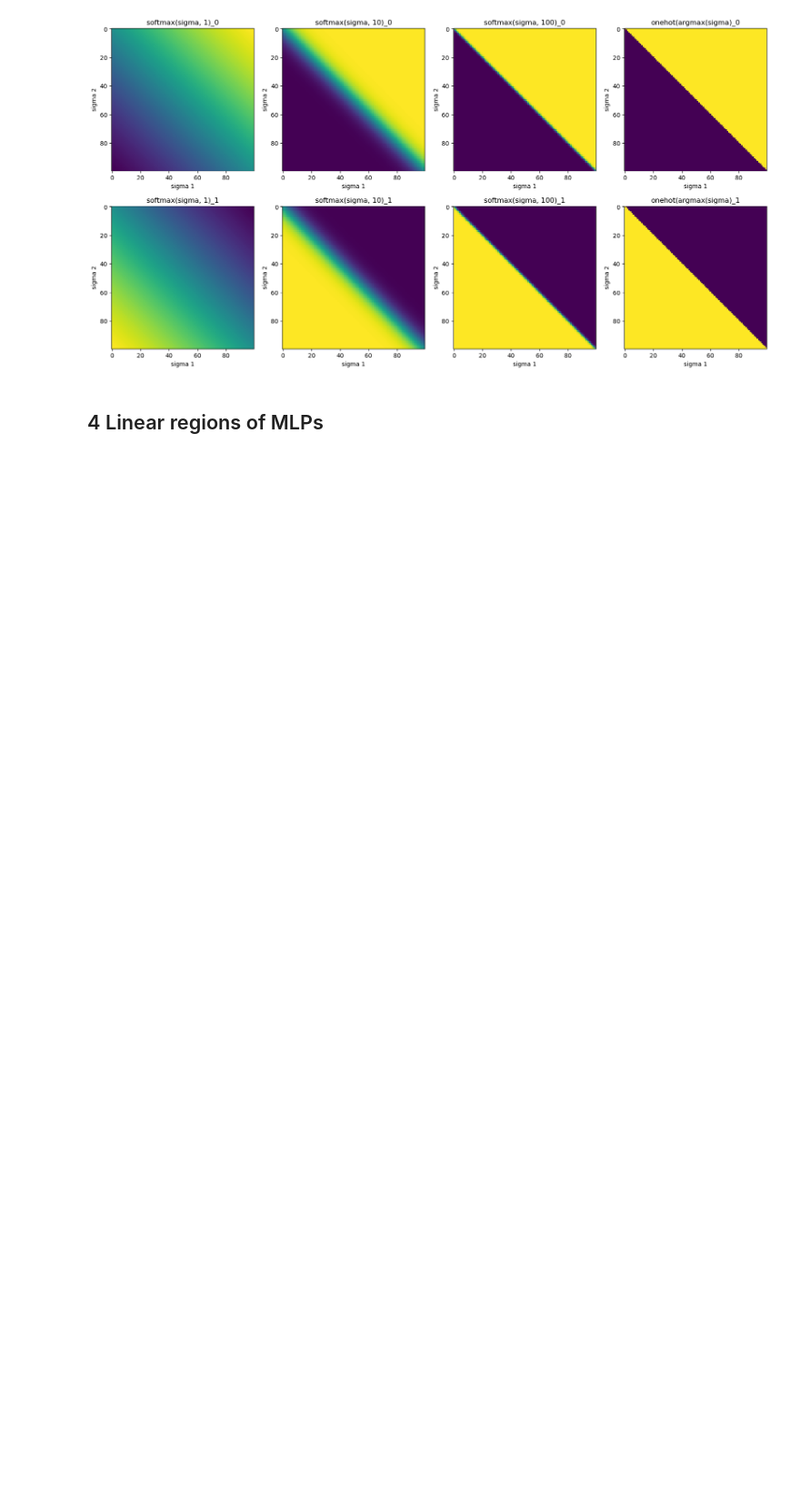
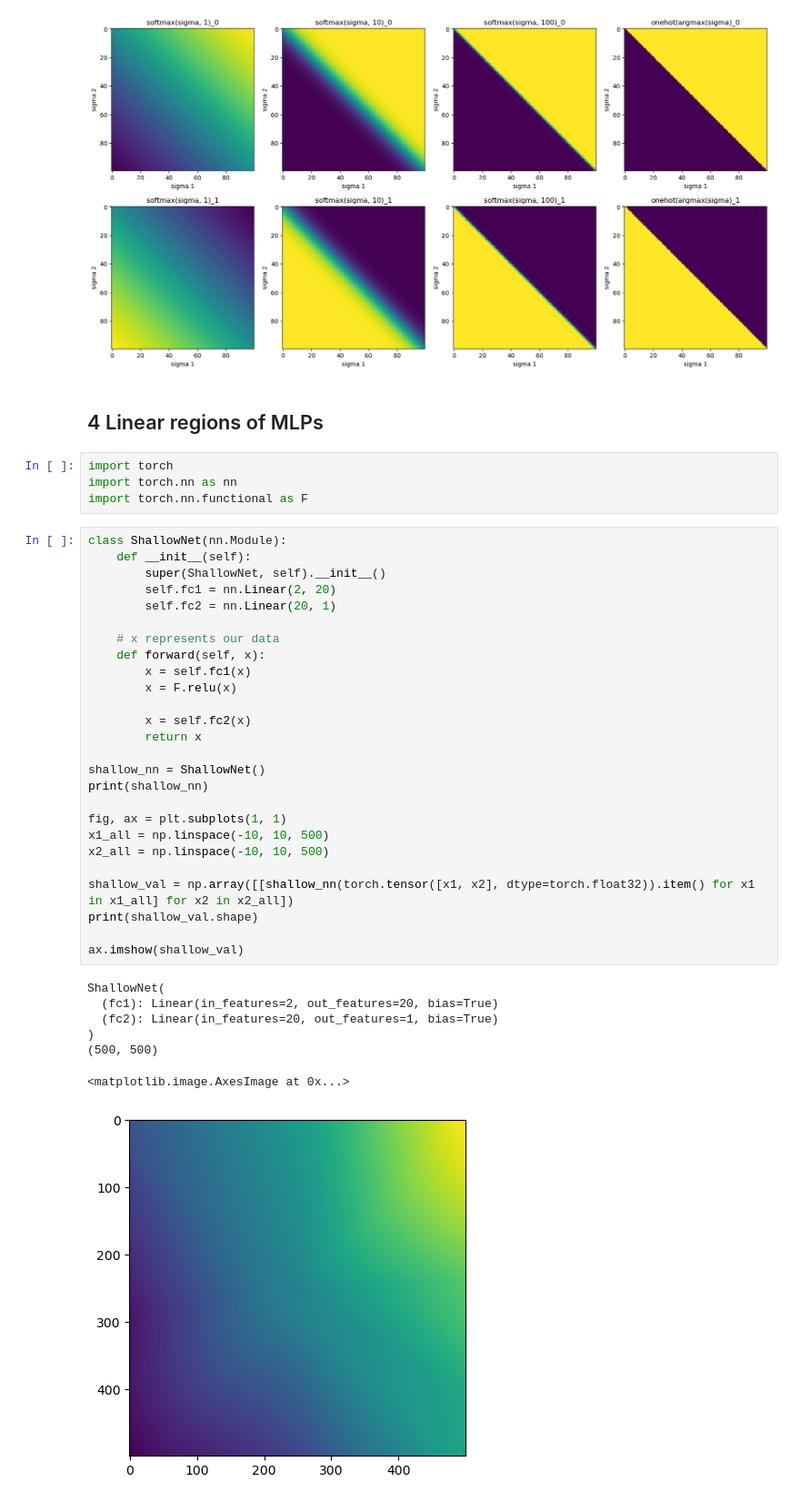
Before and after one commit to emironovich/mlph_w24, a Jupyter notebook: sheet05/sheet05.ipynb, the cells around one changed output. Shown at 91% size. Drawn from its saved outputs; the diff is of its cells as text; blank space fills up the shorter version.

Commit message:
Add mlps and plots for 4

```diff
--- a/sheet05/sheet05.ipynb
+++ b/sheet05/sheet05.ipynb
@@ -128,3 +130,41 @@ fig.set_figheight(10)
 [figure]
 # %% [markdown]
 ## 4 Linear regions of MLPs
+# %%
+import torch
+import torch.nn as nn
+import torch.nn.functional as F
+# %%
+class ShallowNet(nn.Module):
+    def __init__(self):
+        super(ShallowNet, self).__init__()
+        self.fc1 = nn.Linear(2, 20)
+        self.fc2 = nn.Linear(20, 1)
+
+    # x represents our data
+    def forward(self, x):
+        x = self.fc1(x)
+        x = F.relu(x)
+
+        x = self.fc2(x)
+        return x
+
+shallow_nn = ShallowNet()
+print(shallow_nn)
+
+fig, ax = plt.subplots(1, 1)
+x1_all = np.linspace(-10, 10, 500)
+x2_all = np.linspace(-10, 10, 500)
+
+shallow_val = np.array([[shallow_nn(torch.tensor([x1, x2], dtype=torch.float32)).item() for x1 in x1_all] for x2 in x2_all])
+print(shallow_val.shape)
+
+ax.imshow(shallow_val)
+# %% [output]
+ShallowNet(
+  (fc1): Linear(in_features=2, out_features=20, bias=True)
+  (fc2): Linear(in_features=20, out_features=1, bias=True)
+)
+(500, 500)
+<matplotlib.image.AxesImage at 0x...>
+[figure, added]
```
Also changed, not shown: parts of 5 cells of this notebook.
